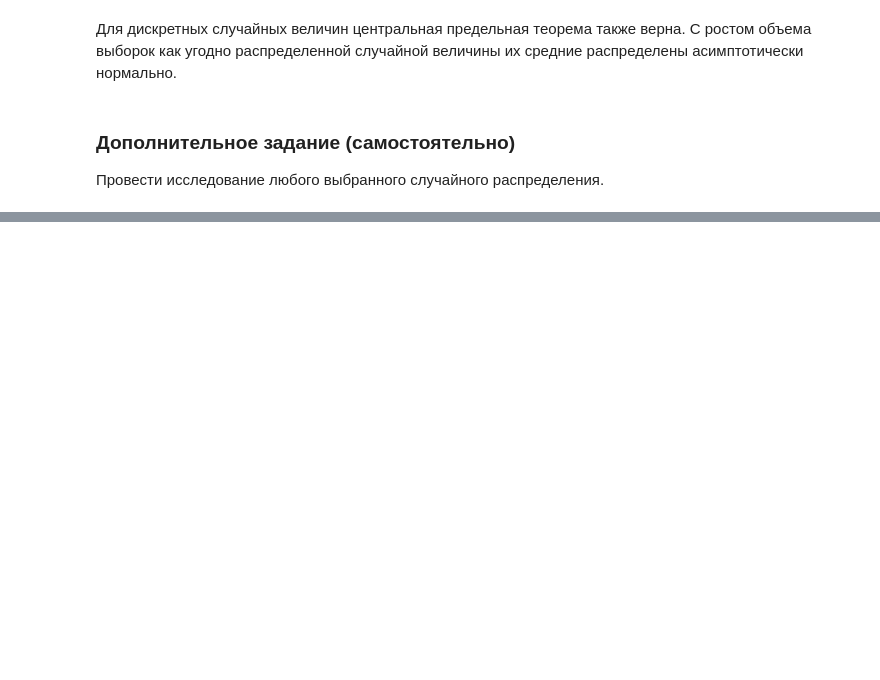
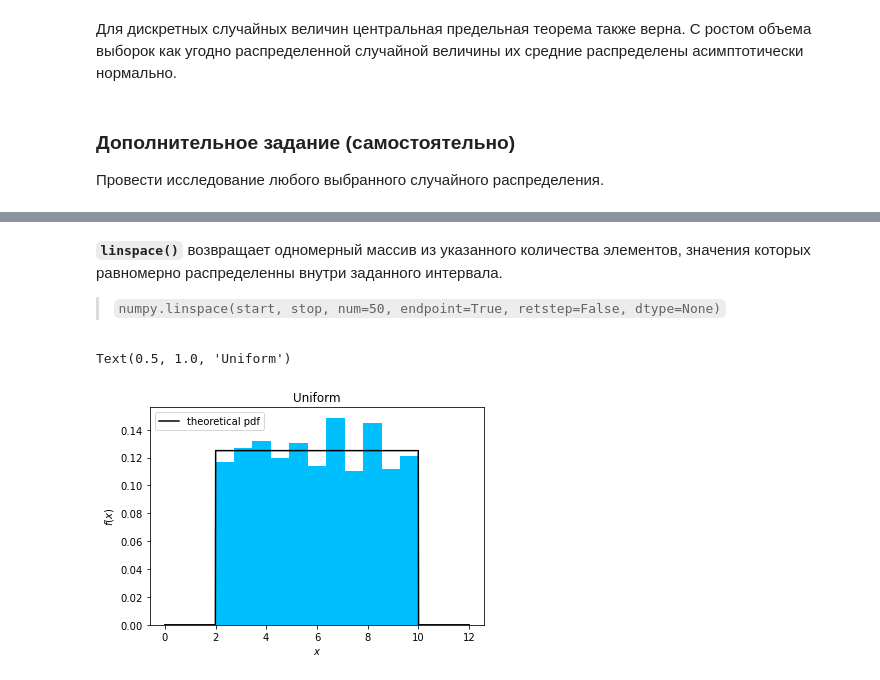
Before and after one commit to LezhninaYu/Polytech_tasks, a Jupyter notebook: ЛР№2 центральная предельная теорема.ipynb, the cells around one changed output, grey strips where cells are left out. Saved outputs shown, nothing was run; the diff lists cells and outputs as text; code cells hidden in the pictures; blank space fills up the shorter version.

```diff
--- a/ЛР№2 центральная предельная теорема.ipynb
+++ b/ЛР№2 центральная предельная теорема.ipynb
@@ -191,0 +167,28 @@ for n in (choice):
+# %% [markdown]
+**`linspace()`** возвращает одномерный массив из указанного количества элементов, значения которых равномерно распределенны внутри заданного интервала.
+
+>`numpy.linspace(start, stop, num=50, endpoint=True, retstep=False, dtype=None)`
+# %%
+# зададим теоретическую случайную величину, распределенную по равномерному закону с параметрами A и B
+A = 2
+B = 10
+# uniform random variable
+uni_rv = sts.uniform(loc=A, scale=B-A)
+
+# зададим 1000 случайных значений, подчиненных равномерному закону
+sample = uni_rv.rvs(1000)
+
+##########################################
+
+x = np.linspace(0, B+2, 1000)
+pdf = uni_rv.pdf(x)  # плотность теоретической величины
+# гистограмма по 1000 полученным случайным значениям
+plt.hist(sample, bins='auto', color='deepskyblue', density=True)
+plt.plot(x, pdf, label='theoretical pdf', color='black')
+plt.legend()
+plt.ylabel('$f(x)$')
+plt.xlabel('$x$')
+plt.title('Uniform')
+# %% [output]
+Text(0.5, 1.0, 'Uniform')
+[figure, added]
```
Also changed, not shown: parts of 13 cells of this notebook, 2 other files.
